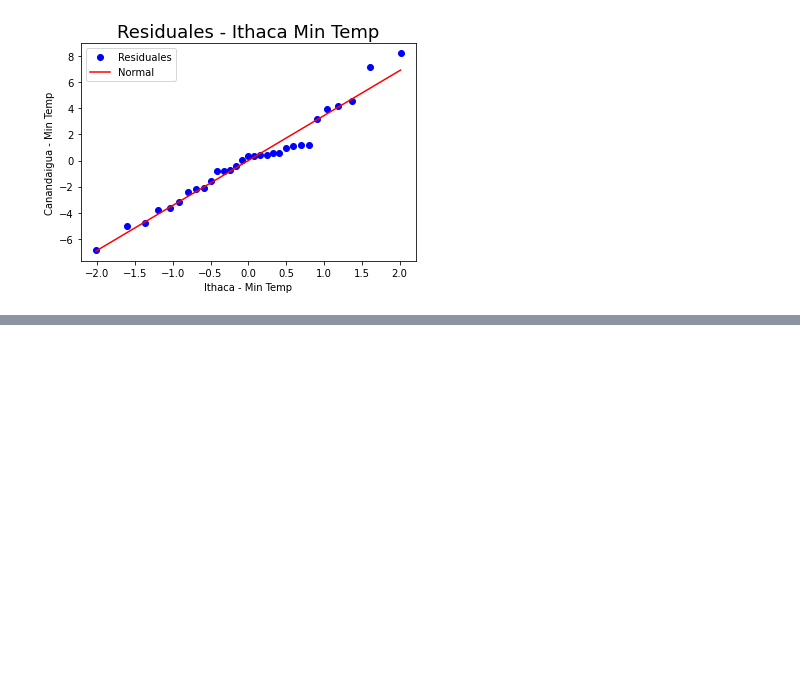
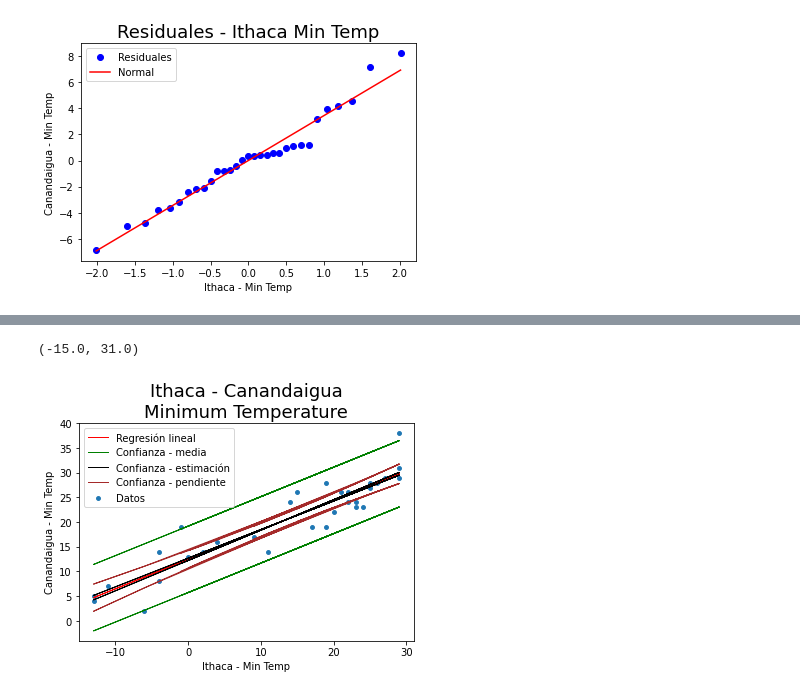
Before and after one commit to rodrigoms95/analisis-datos-22-1, a Jupyter notebook: code/lin_reg_2.ipynb, the cells around one changed output, grey strips where cells are left out. Drawn from its saved outputs; the diff is of its cells as text; code cells hidden in the pictures; blank space fills up the shorter version.

```diff
--- a/code/lin_reg_2.ipynb
+++ b/code/lin_reg_2.ipynb
@@ -182,0 +146,55 @@ ax.set_xlim(-15, 31)
+# %%
+# Nivel de significancia.
+alpha_test = 0.05
+z = stats.norm.ppf(1 - alpha_test / 2)
+
+# Intervalo de confianza para la estimación.
+y_lim_1 = y_reg + z * Se
+y_lim_2 = y_reg - z * Se
+
+# Intervalo de confianza para la pendiente.
+y_t_1 = ( ( lin_reg.slope - t_sb )
+    * ( x - x.mean() ) + y.mean() )
+y_t_2 = ( ( lin_reg.slope + t_sb )
+    * ( x - x.mean() ) + y.mean() )
+
+# Intervalo de confianza para la media.
+s_m = np.sqrt ( Se ** 2 * ( 1 / n +
+    ( x - x.mean() ) ** 2 /
+    ( ( x - x.mean() ) ** 2 ).sum() ) )
+y_m_1 = y_reg + t_crit * s_m
+y_m_2 =  y_reg - t_crit * s_m
+
+# Se grafican los valores.
+fig, ax = plt.subplots()
+ax.scatter(x, y, s = 15)
+ax.plot(x, y_reg, color = "r", linewidth = 1)
+
+# Graficamos el intervalo de confianza.
+ax.plot( x, y_lim_1, color = "g",
+    linewidth = 1 )
+ax.plot( x, y_lim_2, color = "g",
+    linewidth = 1 )
+ax.plot( x, y_t_1, color = "black",
+    linewidth = 1 )
+ax.plot( x, y_t_2, color = "black",
+    linewidth = 1 )
+ax.plot( x, y_m_1, color = "brown",
+    linewidth = 1 )
+ax.plot( x, y_m_2, color = "brown",
+    linewidth = 1 )
+
+ax.set_title("Ithaca - Canandaigua\n"
+    "Minimum Temperature",
+    fontsize = 18)
+ax.set_xlabel(df.columns[0])
+ax.set_ylabel(df.columns[1])
+ax.legend( ["Regresión lineal", "_",
+     "Confianza - media",
+    "_", "Confianza - estimación",
+    "_", "Confianza - pendiente",
+    "Datos" ] )
+ax.set_xlim(-15, 31)
+# %% [output]
+(-15.0, 31.0)
+[figure, added]
```
Also changed, not shown: parts of 1 cell of this notebook, 4 other files.
